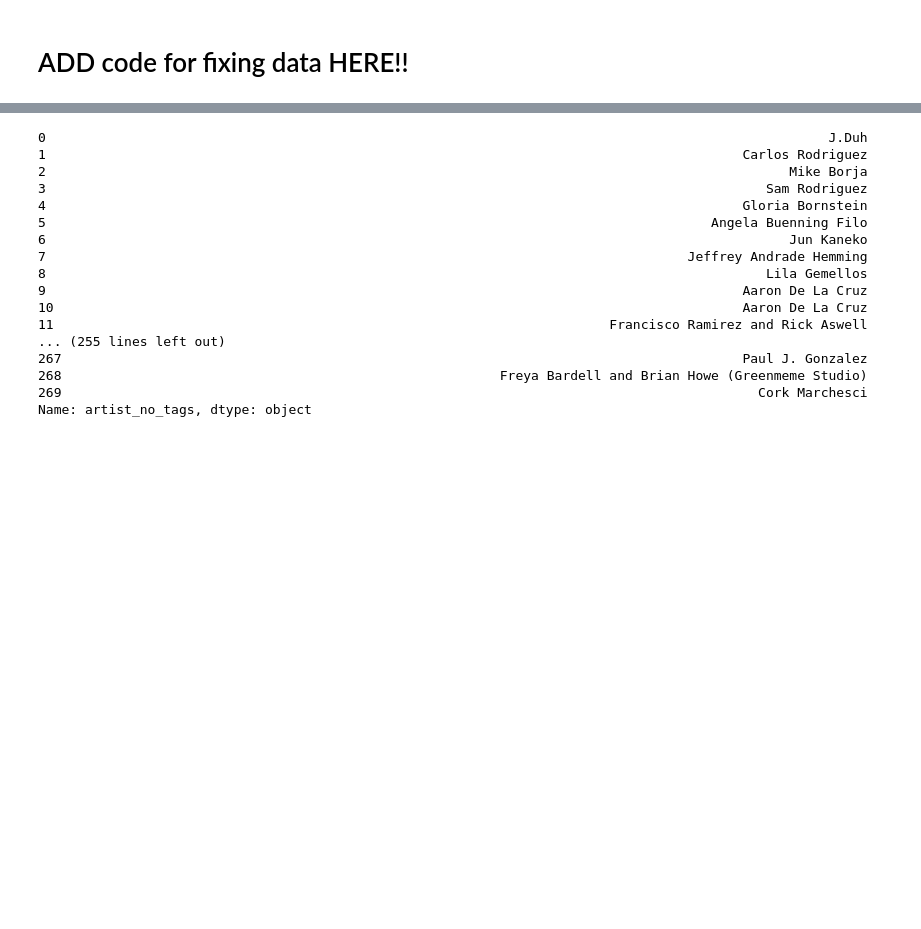
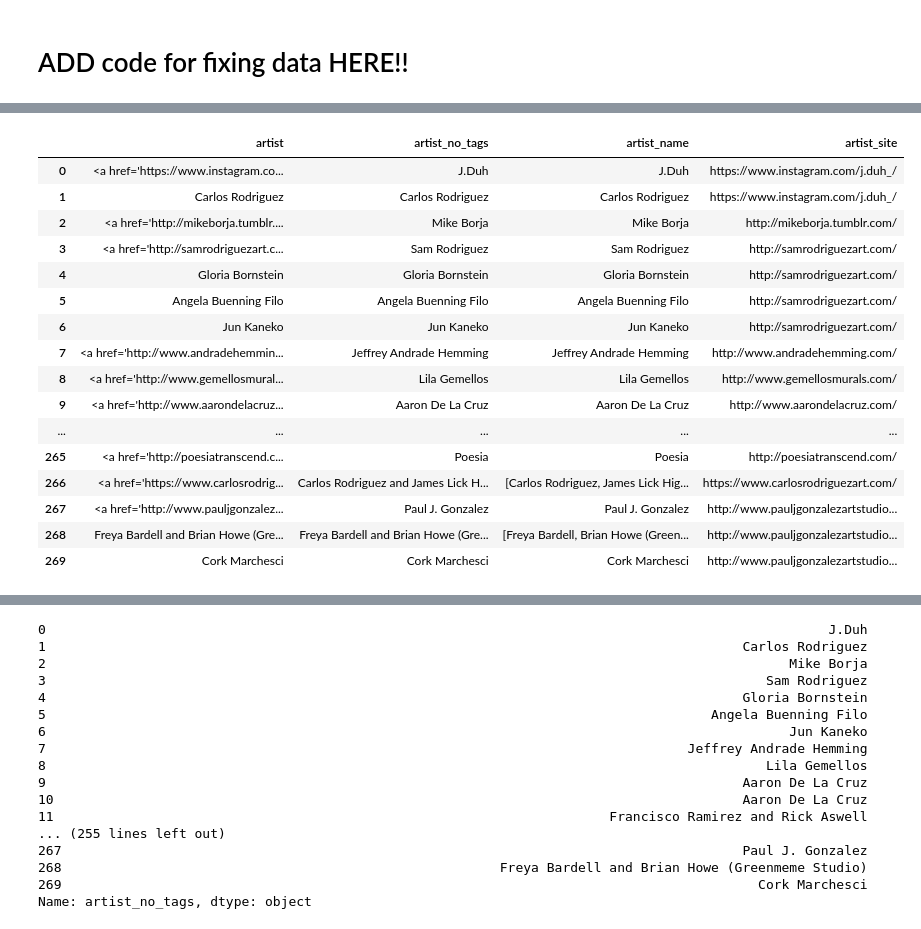
Before and after one commit to aeevrubin/art_json_cleanup, a Jupyter notebook: HeartOfValleyEda.ipynb, the cells around one changed output, grey strips where cells are left out. Saved outputs shown, nothing was run; the diff lists cells and outputs as text; code cells hidden in the pictures; blank space fills up the shorter version.

```diff
--- a/HeartOfValleyEda.ipynb
+++ b/HeartOfValleyEda.ipynb
@@ -141,0 +178,76 @@ Freddie Vega https://www.instagram.com/upbeat111/
+# %%
+#get new artist names
+
+
+#regex expression to split artists names esp. when multiple artists
+artist_sep_pattern = re.compile(" and|\+|,|&|, |\u00B7")
+#[^\u0000-\u007F][^\u0000-\u00FF]
+
+tmp_col = properties_df['artist']
+artist_name = []
+artist_site = []
+artist_leftover =[]
+
+#loop over each entry in artist col
+for i in range(len(tmp_col)):
+    #parse entry in BS object
+    soup = BeautifulSoup(tmp_col.loc[i], 'lxml')
+
+    #the text without tags for QA purposes
+    artist_leftover.append(soup.get_text())
+
+    #after testing this is the text I want to use for artist_name
+    a_n = soup.get_text()
+
+    #If the artist_name has more than 4 'words' print because it is likely to be problematic
+    if (len(a_n.split())>5):
+        print('i=', i,' has more than 5 words so look closer, text = ',a_n,'\n')
+
+    #check the artist name to see if more than one person, split the string and create a list
+    if (len(re.split(artist_sep_pattern, a_n)) >1): a_n = [i for i in re.split(artist_sep_pattern, a_n) if len(i)>0 ];
+
+    #gets html tags with 'a' which is all is in this column
+    tags = soup.find_all('a')
+
+    #only 1 tag in entry, send the tag's attr to the artist_site column
+    if (len(tags)==1):
+        tags = soup.find('a')
+        a_s = tags.attrs['href']
+        #a_n = tags.text
+        #check the artist name to see if more than one person and create a list
+        #if (len(re.split(artist_sep_pattern, a_n)) >1): a_n = [i for i in re.split(artist_sep_pattern, a_n)];
+
+    #more than one tag in entry,
+    #create list of websites connected to each tag & send to the artist_site column
+    #print out info on these to edit manually if neccessary
+    elif (len(tags)>1):
+        multi_artist_dict = {}
+        #a_n = []
+        a_s =[]
+        for t in tags:
+            #a_n.append(t.text)
+            a_s.append(t.attrs['href'])
+            print('i=', i,' has more than 1 tag so look closer, tag = ',t)
+            print(t.text, t.attrs['href'])
+        print('\n')
+
+    #if no tags (desired behavior!) the the text should b the artist name
+    #elif (len(tags)==0):
+        #a_n = tmp_col[i]
+        #a_s = ''
+        #check the artist name to see if more than one person and create a list
+        #if (len(re.split(artist_sep_pattern, a_n))>1): a_n = [i for i in re.split(artist_sep_pattern, a_n)];
+
+    #print('a_n:',a_n,' a_s:',a_s,'\n\n')
+
+    artist_name.append(a_n)
+    artist_site.append(a_s)
+
+artist_df = pd.concat([properties_df['artist'],
+                        pd.DataFrame(artist_leftover,columns=['artist_no_tags']),
+                       pd.DataFrame(artist_name,columns=['artist_name']),
+                       pd.DataFrame(artist_site,columns=['artist_site'])],axis=1)
+
+
+artist_df.head(len(artist_df))
+# %% [output]
@@ -141,0 +271,17 @@ Freddie Vega https://www.instagram.com/upbeat111/
+|  | artist | artist_no_tags | artist_name | artist_site |
+| 0 | <a href='https://www.instagram.co... | J.Duh | J.Duh | https://www.instagram.com/j.duh_/ |
+| 1 | Carlos Rodriguez | Carlos Rodriguez | Carlos Rodriguez | https://www.instagram.com/j.duh_/ |
+| 2 | <a href='http://mikeborja.tumblr.... | Mike Borja | Mike Borja | http://mikeborja.tumblr.com/ |
+| 3 | <a href='http://samrodriguezart.c... | Sam Rodriguez | Sam Rodriguez | http://samrodriguezart.com/ |
+| 4 | Gloria Bornstein | Gloria Bornstein | Gloria Bornstein | http://samrodriguezart.com/ |
+| 5 | Angela Buenning Filo | Angela Buenning Filo | Angela Buenning Filo | http://samrodriguezart.com/ |
+| 6 | Jun Kaneko | Jun Kaneko | Jun Kaneko | http://samrodriguezart.com/ |
+| 7 | <a href='http://www.andradehemmin... | Jeffrey Andrade Hemming | Jeffrey Andrade Hemming | http://www.andradehemming.com/ |
+| 8 | <a href='http://www.gemellosmural... | Lila Gemellos | Lila Gemellos | http://www.gemellosmurals.com/ |
+| 9 | <a href='http://www.aarondelacruz... | Aaron De La Cruz | Aaron De La Cruz | http://www.aarondelacruz.com/ |
+| ... | ... | ... | ... | ... |
+| 265 | <a href='http://poesiatranscend.c... | Poesia | Poesia | http://poesiatranscend.com/ |
+| 266 | <a href='https://www.carlosrodrig... | Carlos Rodriguez and James Lick H... | [Carlos Rodriguez, James Lick Hig... | https://www.carlosrodriguezart.com/ |
+| 267 | <a href='http://www.pauljgonzalez... | Paul J. Gonzalez | Paul J. Gonzalez | http://www.pauljgonzalezartstudio... |
+| 268 | Freya Bardell and Brian Howe (Gre... | Freya Bardell and Brian Howe (Gre... | [Freya Bardell, Brian Howe (Green... | http://www.pauljgonzalezartstudio... |
+| 269 | Cork Marchesci | Cork Marchesci | Cork Marchesci | http://www.pauljgonzalezartstudio... |
```
Also changed, not shown: parts of 18 cells of this notebook.
